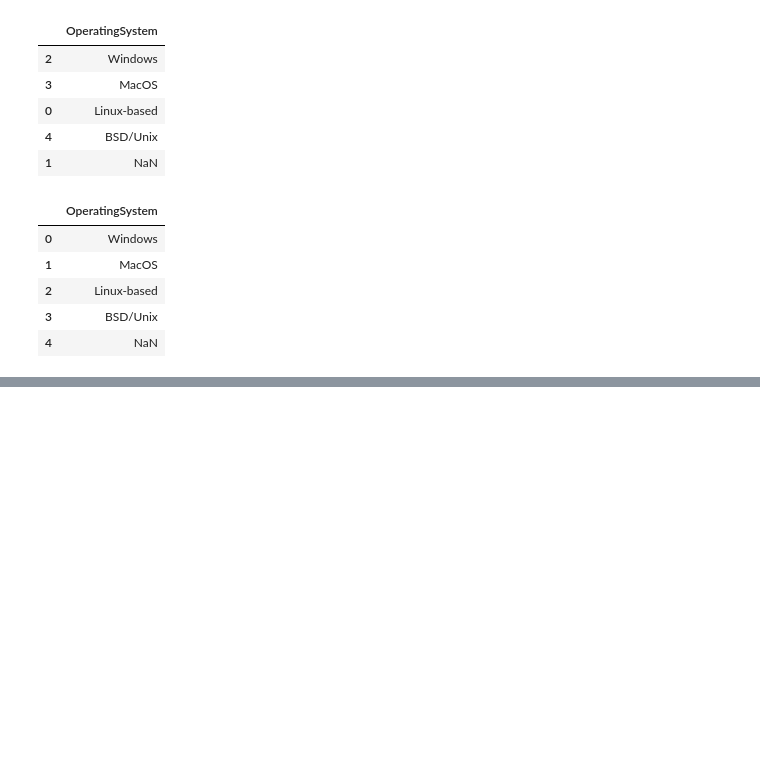
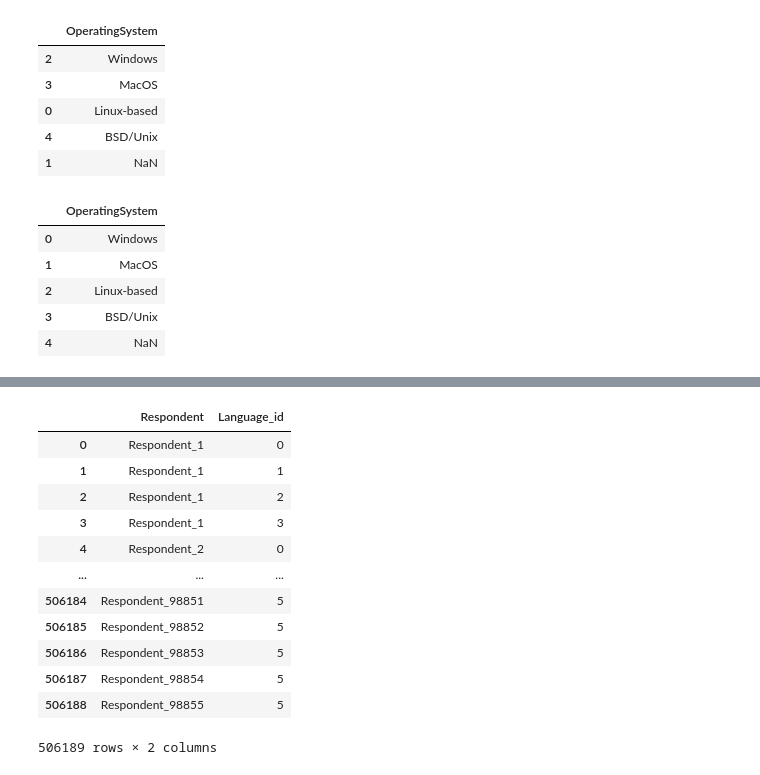
Before and after one commit to hbatistuzzo/Ironhack-FinalProject, a Jupyter notebook: case_AME.ipynb, the cells around one changed output, grey strips where cells are left out. Cells and saved outputs as stored; diff of their text form; code cells hidden in the pictures; blank space fills up the shorter version.

```diff
--- a/case_AME.ipynb
+++ b/case_AME.ipynb
@@ -534,0 +626,19 @@ OS
+# %%
+# Now for Resp_usa_linguagem
+resp_usa_linguagem = pd.merge(left=languages,right=language,how='left').drop(columns='LanguageWorkedWith')
+# %%
+resp_usa_linguagem #done!
+# %% [output]
+|  | Respondent | Language_id |
+| 0 | Respondent_1 | 0 |
+| 1 | Respondent_1 | 1 |
+| 2 | Respondent_1 | 2 |
+| 3 | Respondent_1 | 3 |
+| 4 | Respondent_2 | 0 |
+| ... | ... | ... |
+| 506184 | Respondent_98851 | 5 |
+| 506185 | Respondent_98852 | 5 |
+| 506186 | Respondent_98853 | 5 |
+| 506187 | Respondent_98854 | 5 |
+| 506188 | Respondent_98855 | 5 |
+506189 rows × 2 columns
```
Also changed, not shown: parts of 22 cells of this notebook.
